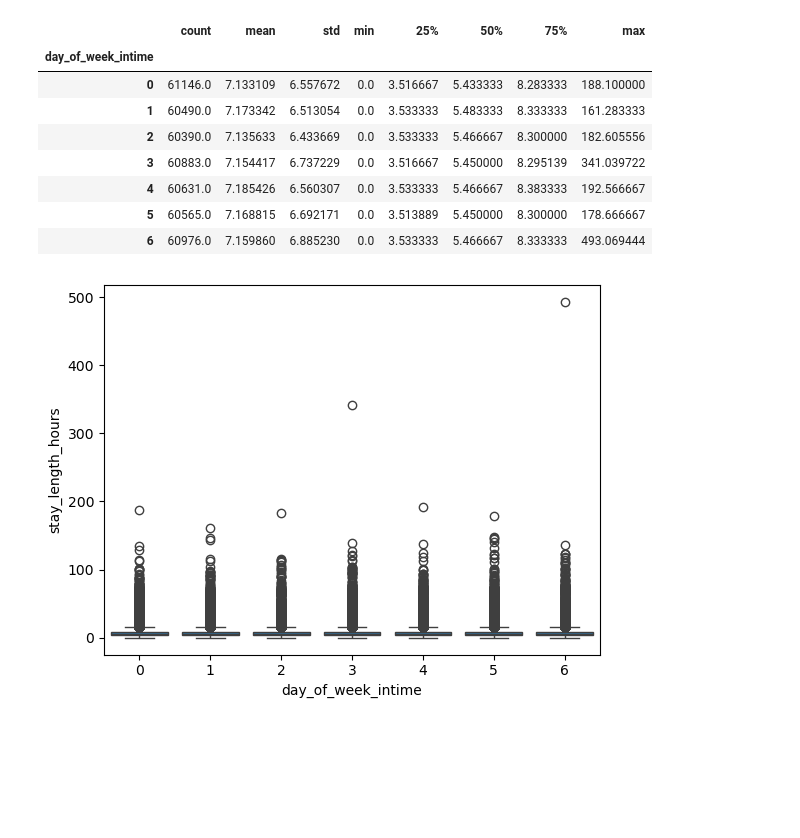
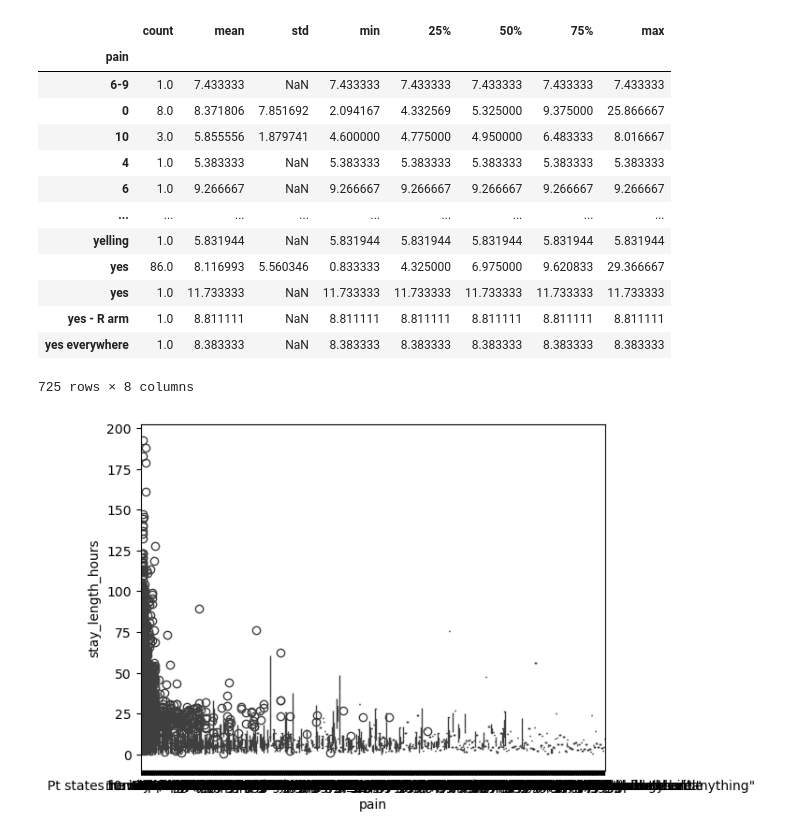
Before and after one commit to ewiesner/Emergency-Department-Wait-Times-, a Jupyter notebook: EDA.ipynb, the cells around one changed output. Saved outputs shown, nothing was run; the diff lists cells and outputs as text; code cells hidden in the pictures; blank space fills up the shorter version.

```diff
--- a/EDA.ipynb
+++ b/EDA.ipynb
@@ -46,4 +8,0 @@ df.drop('hadm_id', axis=1, inplace=True)
-# %%
-#Here I compute the target variable, stay length, in terms of hours.
-df['stay_length']=pd.to_datetime(df['outtime'])-pd.to_datetime(df['intime'])
-df['stay_length_hours']= df['stay_length'].dt.total_seconds() / 3600
@@ -242,11 +59,0 @@ Name: resprate, dtype: float64
-# %%
-#resprate: There are some very large values which appear to be physically impossible. (My cut-off of 300 here is a guess by me about what is reasonable. I could not find information about what values
-# might be possible for human beings.) There is no obvious error here (like a misplaced decimal), so I am replacing these with NaN's.
-
-filtered_values = df[(df['resprate'] > 300)]['resprate']
-
-print(len(filtered_values))
-
-print(filtered_values)
-
-df.loc[(df['resprate'] > 300), 'resprate'] = np.nan
@@ -259,13 +59,0 @@ Name: resprate, dtype: float64
-# %%
-#O2sat seems to be within the range of possible values, so nothing needs to be done there.
-
-#sbp: systolic blood pressure. The internet indicated that a sbp of 1000 could be possible, but unlikely and fatal. Looking at the data, there are a few values that are large than 1000 by at least a factor of 10.
-# I am guessing these are errors and replacing with NaN.
-
-filtered_values = df[(df['sbp'] > 1000)]['sbp']
-
-print(len(filtered_values))
-
-print(filtered_values)
-
-df.loc[(df['sbp'] > 1000), 'sbp'] = np.nan
@@ -279,10 +59,0 @@ Name: sbp, dtype: float64
-# %%
-#dbp: diastolic blood pressure. I'll use the same criterion as above, eliminating values above 1000, although this is likely too high a cut-off. Note that there are many more dbp that fall above this cut-off.
-
-filtered_values = df[(df['dbp'] > 1000)]['dbp']
-
-print(len(filtered_values))
-
-print(filtered_values)
-
-df.loc[(df['dbp'] > 1000), 'sbp'] = np.nan
@@ -305,14 +140,19 @@ Exploratory Data Analysis begins here.
 # %%
-sns.boxplot(x='day_of_week_intime',y='stay_length_hours', data=df)
-df.groupby('day_of_week_intime')['stay_length_hours'].describe()
+sns.boxplot(x='pain',y='stay_length_hours', data=df)
+df.groupby('pain')['stay_length_hours'].describe()
 # %% [output]
 |  | count | mean | std | min | 25% | 50% | 75% | max |
-| day_of_week_intime |  |  |  |  |  |  |  |  |
-| 0 | 61146.0 | 7.133109 | 6.557672 | 0.0 | 3.516667 | 5.433333 | 8.283333 | 188.100000 |
-| 1 | 60490.0 | 7.173342 | 6.513054 | 0.0 | 3.533333 | 5.483333 | 8.333333 | 161.283333 |
-| 2 | 60390.0 | 7.135633 | 6.433669 | 0.0 | 3.533333 | 5.466667 | 8.300000 | 182.605556 |
-| 3 | 60883.0 | 7.154417 | 6.737229 | 0.0 | 3.516667 | 5.450000 | 8.295139 | 341.039722 |
-| 4 | 60631.0 | 7.185426 | 6.560307 | 0.0 | 3.533333 | 5.466667 | 8.383333 | 192.566667 |
-| 5 | 60565.0 | 7.168815 | 6.692171 | 0.0 | 3.513889 | 5.450000 | 8.300000 | 178.666667 |
-| 6 | 60976.0 | 7.159860 | 6.885230 | 0.0 | 3.533333 | 5.466667 | 8.333333 | 493.069444 |
+| pain |  |  |  |  |  |  |  |  |
+| 6-9 | 1.0 | 7.433333 | NaN | 7.433333 | 7.433333 | 7.433333 | 7.433333 | 7.433333 |
+| 0 | 8.0 | 8.371806 | 7.851692 | 2.094167 | 4.332569 | 5.325000 | 9.375000 | 25.866667 |
+| 10 | 3.0 | 5.855556 | 1.879741 | 4.600000 | 4.775000 | 4.950000 | 6.483333 | 8.016667 |
+| 4 | 1.0 | 5.383333 | NaN | 5.383333 | 5.383333 | 5.383333 | 5.383333 | 5.383333 |
+| 6 | 1.0 | 9.266667 | NaN | 9.266667 | 9.266667 | 9.266667 | 9.266667 | 9.266667 |
+| ... | ... | ... | ... | ... | ... | ... | ... | ... |
+| yelling | 1.0 | 5.831944 | NaN | 5.831944 | 5.831944 | 5.831944 | 5.831944 | 5.831944 |
+| yes | 86.0 | 8.116993 | 5.560346 | 0.833333 | 4.325000 | 6.975000 | 9.620833 | 29.366667 |
+| yes | 1.0 | 11.733333 | NaN | 11.733333 | 11.733333 | 11.733333 | 11.733333 | 11.733333 |
+| yes - R arm | 1.0 | 8.811111 | NaN | 8.811111 | 8.811111 | 8.811111 | 8.811111 | 8.811111 |
+| yes everywhere | 1.0 | 8.383333 | NaN | 8.383333 | 8.383333 | 8.383333 | 8.383333 | 8.383333 |
+725 rows × 8 columns
-[figure, old version]
+[figure, new version]
```
Also changed, not shown: parts of 37 cells of this notebook, 2 other files.
